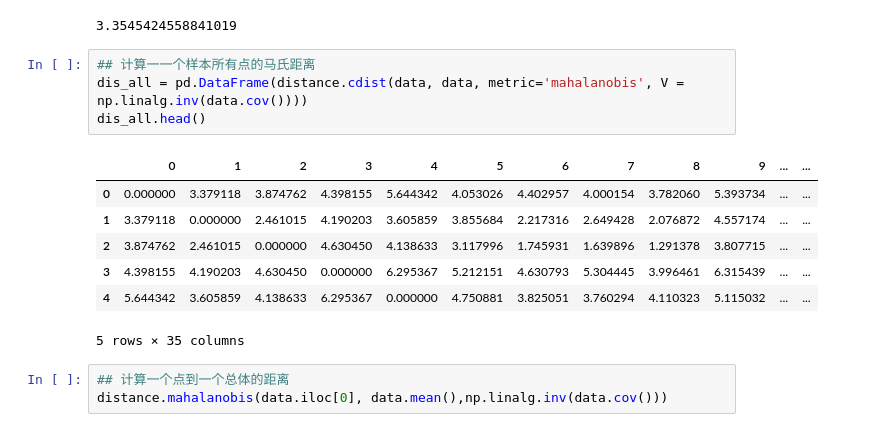
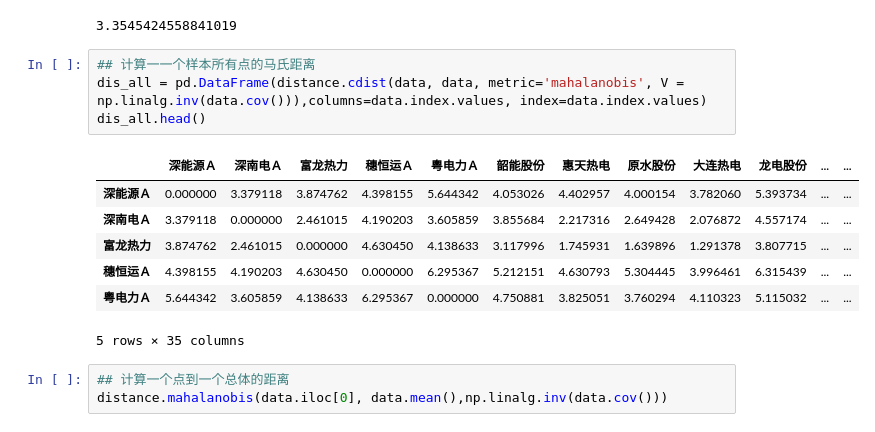
Before and after one commit to Jedan010/data_mining_homework, a Jupyter notebook: 第十二周/多元统计作业.ipynb, the cells around one changed output. Drawn from its saved outputs; the diff is of its cells as text.

```diff
--- a/第十二周/多元统计作业.ipynb
+++ b/第十二周/多元统计作业.ipynb
@@ -116,15 +116,15 @@ dis_one
 3.3545424558841019
 # %%
 ## 计算一一个样本所有点的马氏距离
-dis_all = pd.DataFrame(distance.cdist(data, data, metric='mahalanobis', V = np.linalg.inv(data.cov())))
+dis_all = pd.DataFrame(distance.cdist(data, data, metric='mahalanobis', V = np.linalg.inv(data.cov())),columns=data.index.values, index=data.index.values)
 dis_all.head()
 # %% [output]
-|  | 0 | 1 | 2 | 3 | 4 | 5 | 6 | 7 | 8 | 9 | ... | ... |
-| 0 | 0.000000 | 3.379118 | 3.874762 | 4.398155 | 5.644342 | 4.053026 | 4.402957 | 4.000154 | 3.782060 | 5.393734 | ... | ... |
-| 1 | 3.379118 | 0.000000 | 2.461015 | 4.190203 | 3.605859 | 3.855684 | 2.217316 | 2.649428 | 2.076872 | 4.557174 | ... | ... |
-| 2 | 3.874762 | 2.461015 | 0.000000 | 4.630450 | 4.138633 | 3.117996 | 1.745931 | 1.639896 | 1.291378 | 3.807715 | ... | ... |
-| 3 | 4.398155 | 4.190203 | 4.630450 | 0.000000 | 6.295367 | 5.212151 | 4.630793 | 5.304445 | 3.996461 | 6.315439 | ... | ... |
-| 4 | 5.644342 | 3.605859 | 4.138633 | 6.295367 | 0.000000 | 4.750881 | 3.825051 | 3.760294 | 4.110323 | 5.115032 | ... | ... |
+|  | 深能源Ａ | 深南电Ａ | 富龙热力 | 穗恒运Ａ | 粤电力Ａ | 韶能股份 | 惠天热电 | 原水股份 | 大连热电 | 龙电股份 | ... | ... |
+| 深能源Ａ | 0.000000 | 3.379118 | 3.874762 | 4.398155 | 5.644342 | 4.053026 | 4.402957 | 4.000154 | 3.782060 | 5.393734 | ... | ... |
+| 深南电Ａ | 3.379118 | 0.000000 | 2.461015 | 4.190203 | 3.605859 | 3.855684 | 2.217316 | 2.649428 | 2.076872 | 4.557174 | ... | ... |
+| 富龙热力 | 3.874762 | 2.461015 | 0.000000 | 4.630450 | 4.138633 | 3.117996 | 1.745931 | 1.639896 | 1.291378 | 3.807715 | ... | ... |
+| 穗恒运Ａ | 4.398155 | 4.190203 | 4.630450 | 0.000000 | 6.295367 | 5.212151 | 4.630793 | 5.304445 | 3.996461 | 6.315439 | ... | ... |
+| 粤电力Ａ | 5.644342 | 3.605859 | 4.138633 | 6.295367 | 0.000000 | 4.750881 | 3.825051 | 3.760294 | 4.110323 | 5.115032 | ... | ... |
 5 rows × 35 columns
 # %%
 ## 计算一个点到一个总体的距离
```
Also changed, not shown: parts of 7 cells of this notebook, 9 other files.
